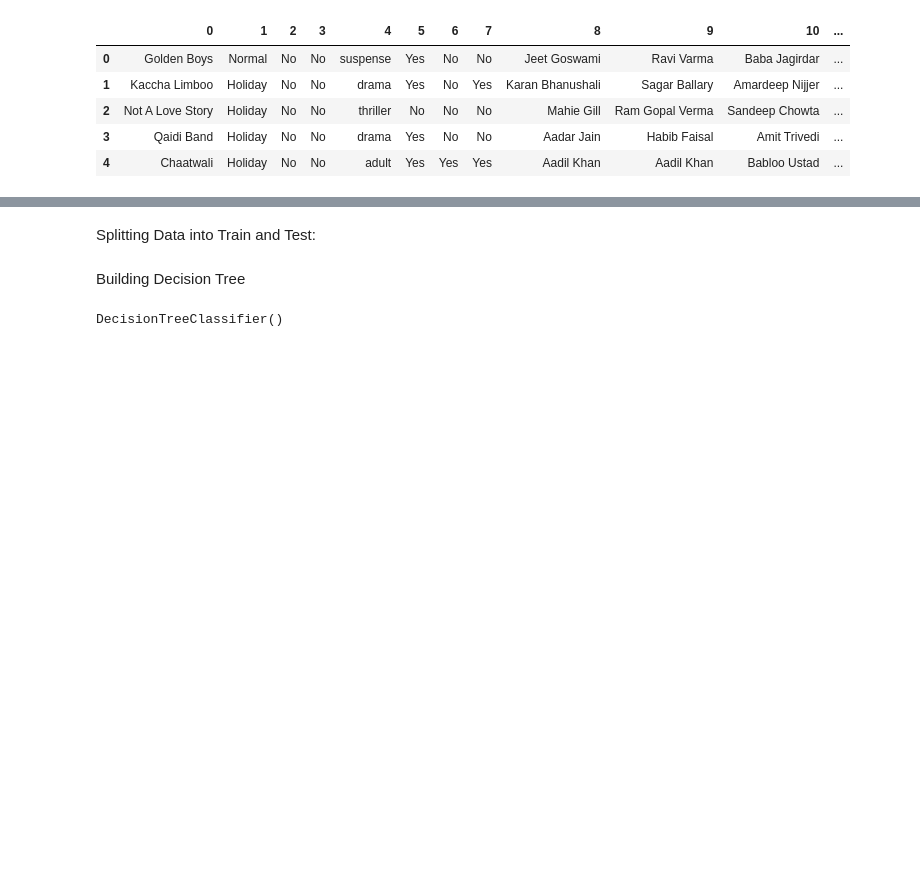
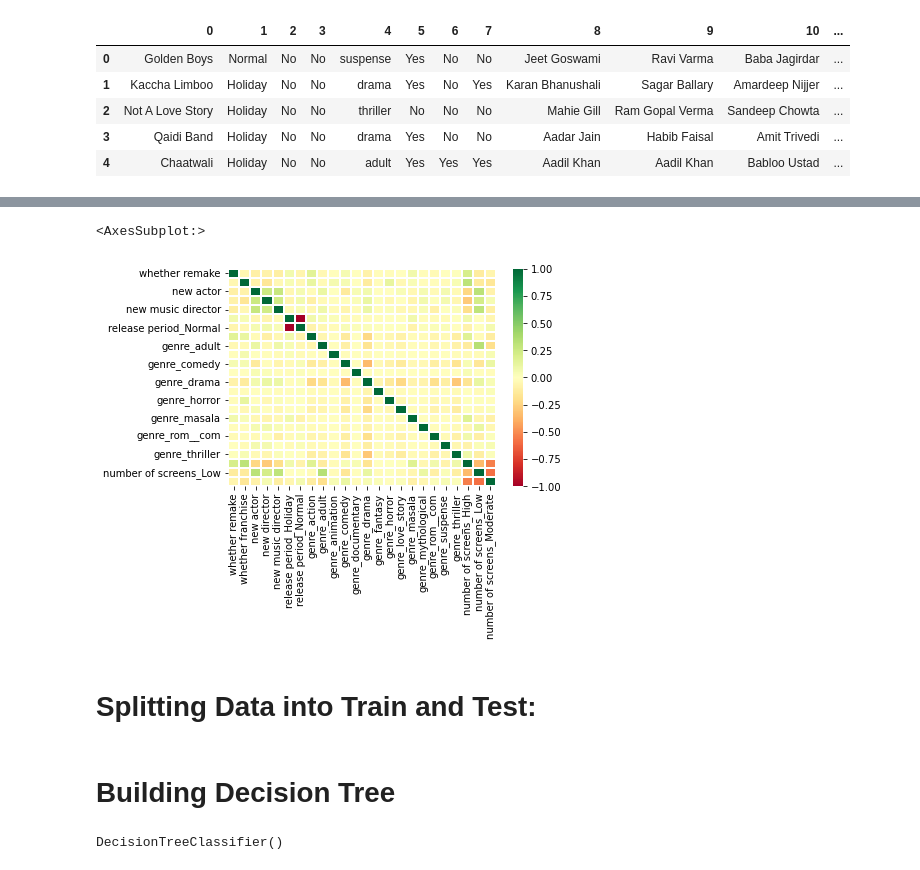
Before and after one commit to shreyanc07/comparitive-analysis-of-decision-tree-and-naive-bayes-model-for-classification, a Jupyter notebook: src/DMML_TASK_2/preprocessing.ipynb, the cells around one changed output, grey strips where cells are left out. Saved outputs shown, nothing was run; the diff lists cells and outputs as text; code cells hidden in the pictures; blank space fills up the shorter version.

```diff
--- a/src/DMML_TASK_2/preprocessing.ipynb
+++ b/src/DMML_TASK_2/preprocessing.ipynb
@@ -294,0 +272,4 @@ OrdinalEncoding done to ordered data:
+# %%
+dummy=pd.get_dummies(y[["release period","genre","number of screens"]],drop_first=False)
+y=pd.concat([y,dummy],axis=1).drop(["release period","genre","number of screens"],axis=1)
+y
@@ -392,5 +332,10 @@ y1
+# %%
+sns.heatmap(y.corr(), cmap ='RdYlGn', linewidths = 0.30, annot = False)
+# %% [output]
+<AxesSubplot:>
+[figure, added]
 # %% [markdown]
-Splitting Data into Train and Test:
+# Splitting Data into Train and Test:
 # %%
 target=pd.DataFrame(x[14])
 # %%
@@ -402,2 +346,2 @@ X2_train,X2_test,Y2_train,Y2_test=train_test_split(x2,target,test_size=0.2,rando
 # %% [markdown]
-Building Decision Tree
+# Building Decision Tree
```
Also changed, not shown: parts of 49 cells of this notebook.
